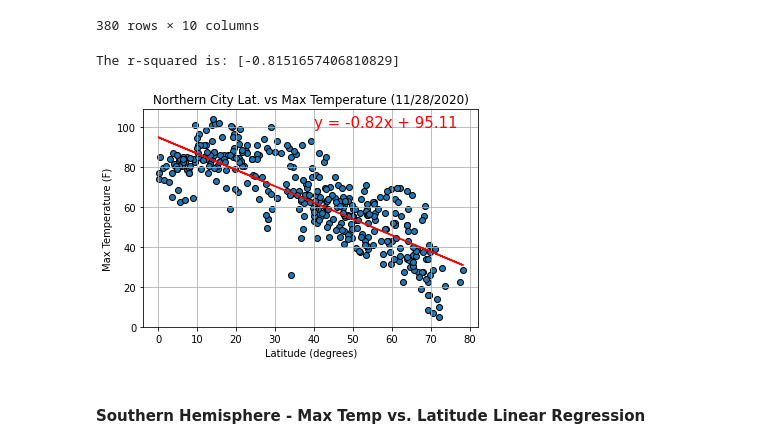
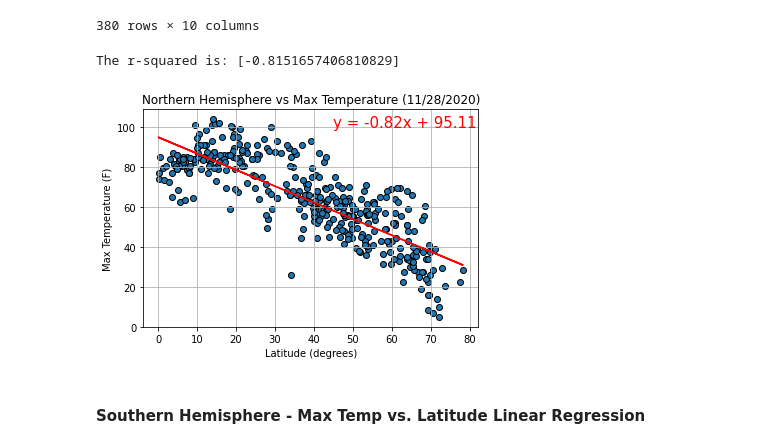
Before and after one commit to gelopez21/PythonAPI_Challenge_WK6, a Jupyter notebook: WeatherPy.ipynb, the cells around one changed output. Drawn from its saved outputs; the diff is of its cells as text; code cells hidden in the pictures.

```diff
--- a/WeatherPy.ipynb
+++ b/WeatherPy.ipynb
@@ -256,36 +258,36 @@ northerncitydata
 # %%
 #Use for reference - Northern Hemisphere DataFrame
 # northerncitydata = df.loc[df["Lat"] >= 0]
 # northerncitydata
 
 from scipy.stats import linregress
 
 y = northerncitydata["Max Temp"]
 x = northerncitydata["Lat"]
 slope, intercept, rvalue, pvalue, stderr = linregress(x, y)
 regression_values = x * slope + intercept
 line_eq = "y = " + str(round(slope,2)) + "x + " + str(round(intercept,2))
 
 plt.scatter(northerncitydata['Lat'],northerncitydata['Max Temp'],edgecolors='k')
 plt.ylabel("Max Temperature (F)")
 plt.plot(x, regression_values, "red")
 plt.xlabel("Latitude (degrees)")
-plt.title(f"Northern City Lat. vs Max Temperature ({today})")
+plt.title(f"Northern Hemisphere vs Max Temperature ({today})")
 plt.grid()
 (slope, intercept, rvalue, pvalue, stderr) = linregress(x, y)
 regress_values = x * slope + intercept
 line_eq = "y = " + str(round(slope,2)) + "x + " + str(round(intercept,2))
 r_squared = rvalue**2
 
 plt.plot(x, regression_values,"r-")
-plt.annotate((line_eq),(40,100),fontsize=15,color="red")
+plt.annotate((line_eq),(45,100),fontsize=15,color="red")
 
 print(f"The r-squared is: {[rvalue]}")
 
 plt.savefig("output_data/NorthernCityLat_v_MaxTemp.png")
 # %% [output]
 The r-squared is: [-0.8151657406810829]
-[figure, old version]
+[figure, new version]
 # %% [markdown]
 ####  Southern Hemisphere - Max Temp vs. Latitude Linear Regression
 # %%
```
Also changed, not shown: parts of 22 cells of this notebook.
